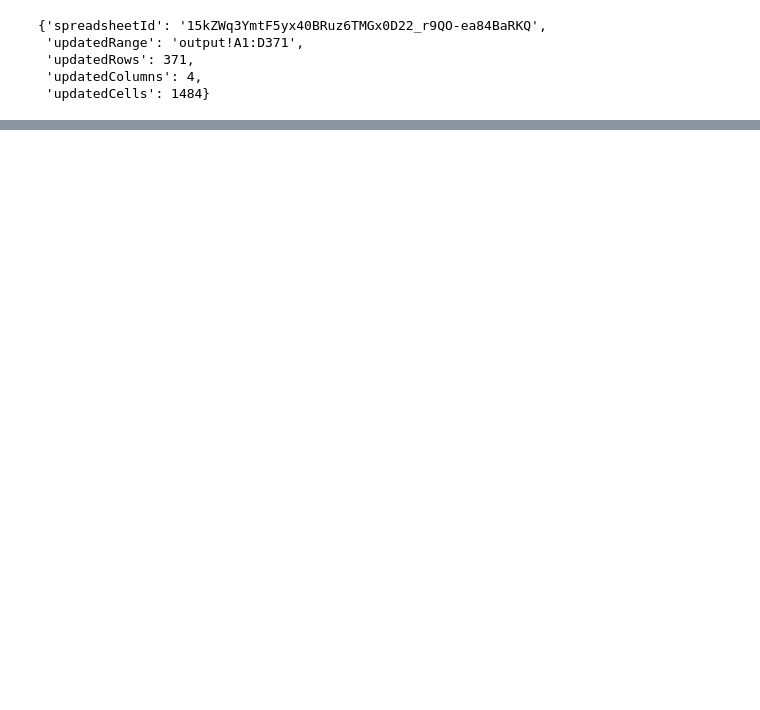
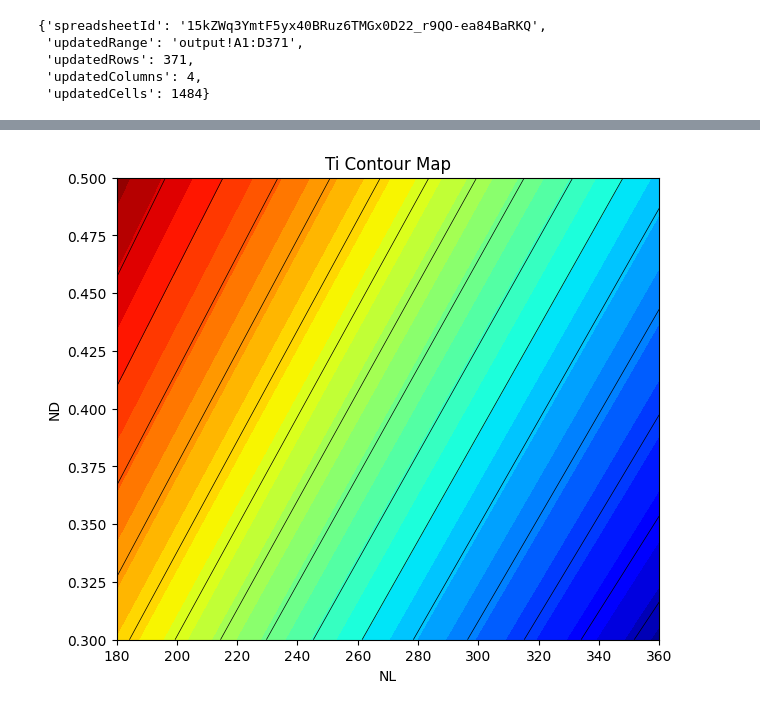
Before and after one commit to husthorng/Backpropagation_NN, a Jupyter notebook: ANN_new_1141.ipynb, the cells around one changed output, grey strips where cells are left out. Saved outputs shown, nothing was run; the diff lists cells and outputs as text; code cells hidden in the pictures; blank space fills up the shorter version.

```diff
--- a/ANN_new_1141.ipynb
+++ b/ANN_new_1141.ipynb
@@ -239,0 +383,16 @@ plt.show()
+# %%
+plt.figure(figsize=(7,6))
+
+cs = plt.contourf(X0, X1, Ti, levels=30, cmap="jet")
+#plt.contour(X0, X1, Ti, 15, colors='k')
+plt.contour(X0, X1, Ti, levels=15, colors="black", linewidths=0.5)
+
+#plt.colorbar()
+
+plt.xlabel("NL")
+plt.ylabel("ND")
+plt.title("Ti Contour Map")
+
+plt.show()
+# %% [output]
+[figure, added]
```
Also changed, not shown: parts of 19 cells of this notebook.
